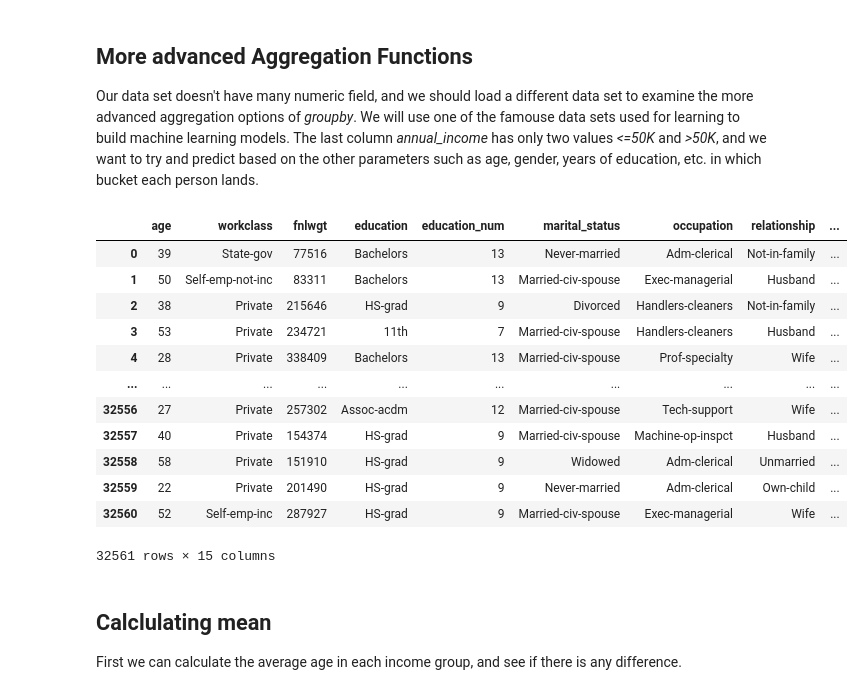
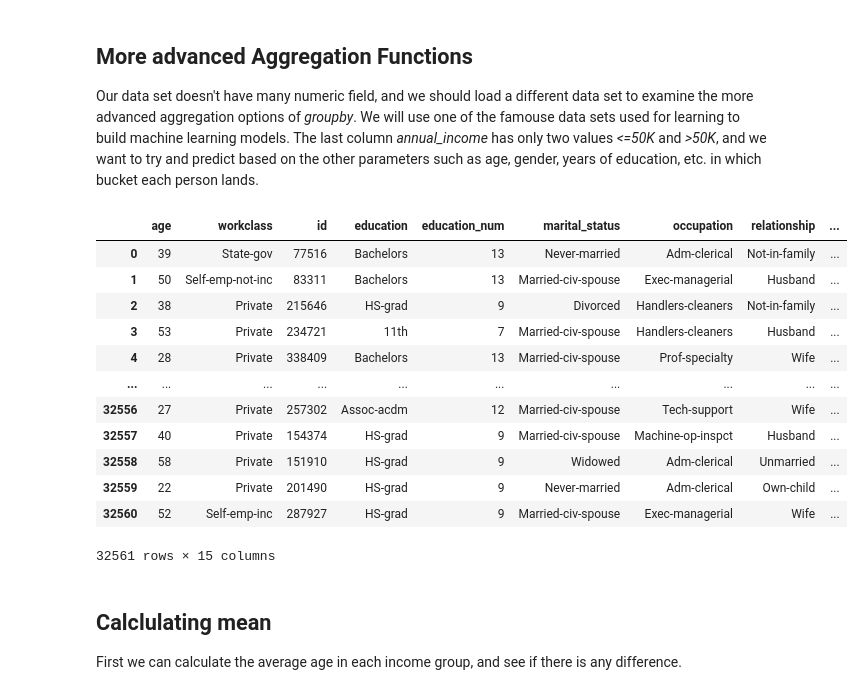
Before and after one commit to luisdomin5/from-excel-to-pandas, a Jupyter notebook: notebooks/03.02_group_by.ipynb, the cells around one changed output. Cells and saved outputs as stored; diff of their text form; code cells hidden in the pictures.

```diff
--- a/notebooks/03.02_group_by.ipynb
+++ b/notebooks/03.02_group_by.ipynb
@@ -125,14 +125,14 @@ Let's do a simple visualization of the data without any map, just using the long
 
 Our data set doesn't have many numeric field, and we should load a different data set to examine the more advanced aggregation options of _groupby_. We will use one of the famouse data sets used for learning to build machine learning models. The last column _annual_income_ has only two values _<=50K_ and _>50K_, and we want to try and predict based on the other parameters such as age, gender, years of education, etc. in which bucket each person lands.
 # %%
-adult_names = ['age','workclass','fnlwgt','education','education_num','marital_status',
+adult_names = ['age','workclass','id','education','education_num','marital_status',
                 'occupation', 'relationship','race','gender','capital_gain',
               'capital_loss','hours_per_week','native_country','annual_income']
 df = pd.read_csv('https://archive.ics.uci.edu/ml/machine-learning-databases/adult/adult.data',
                 names = adult_names)
 df
 # %% [output]
-|  | age | workclass | fnlwgt | education | education_num | marital_status | occupation | relationship | ... |
+|  | age | workclass | id | education | education_num | marital_status | occupation | relationship | ... |
 | 0 | 39 | State-gov | 77516 | Bachelors | 13 | Never-married | Adm-clerical | Not-in-family | ... |
 | 1 | 50 | Self-emp-not-inc | 83311 | Bachelors | 13 | Married-civ-spouse | Exec-managerial | Husband | ... |
 | 2 | 38 | Private | 215646 | HS-grad | 9 | Divorced | Handlers-cleaners | Not-in-family | ... |
```
Also changed, not shown: parts of 4 cells of this notebook, 4 other files.
